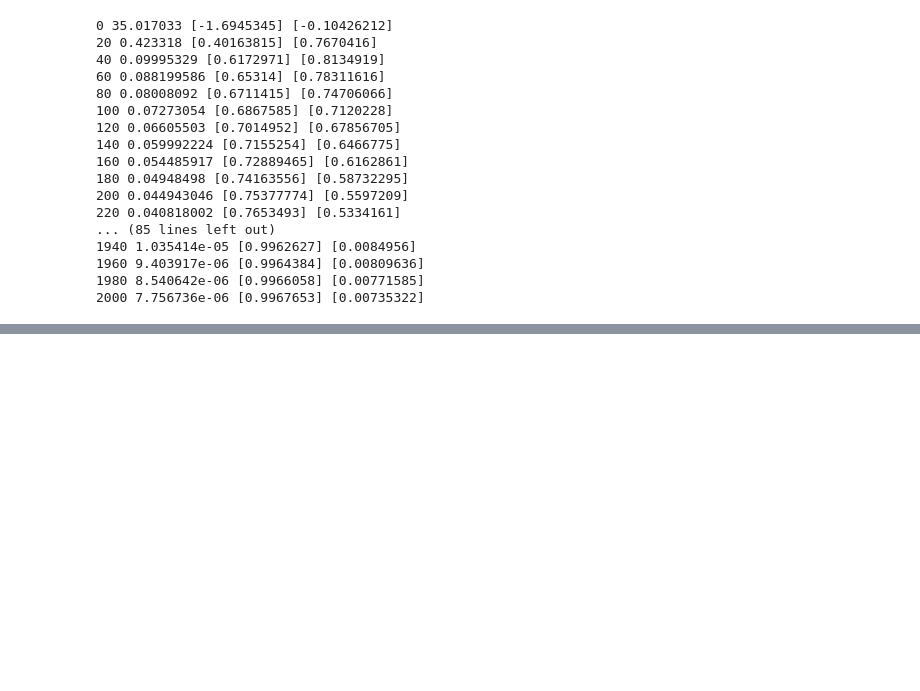
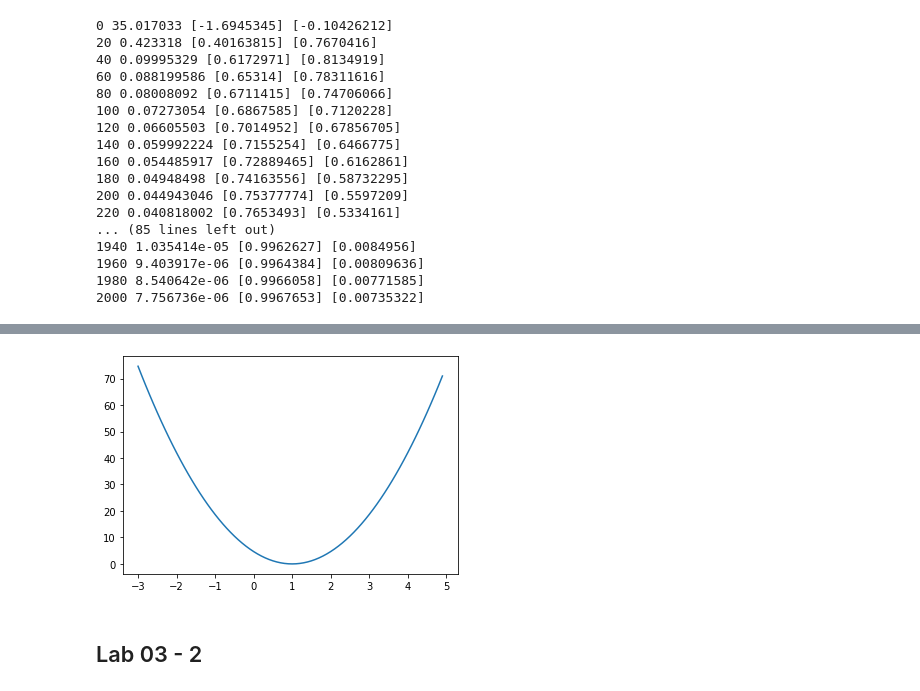
Before and after one commit to nana-hyun/Machine-Learning, a Jupyter notebook: ML & DL Basic/Lec 00 ~ 03.ipynb, the cells around one changed output, grey strips where cells are left out. Saved outputs shown, nothing was run; the diff lists cells and outputs as text; code cells hidden in the pictures; blank space fills up the shorter version.

```diff
--- a/ML & DL Basic/Lec 00 ~ 03.ipynb
+++ b/ML & DL Basic/Lec 00 ~ 03.ipynb
@@ -317,0 +325,24 @@ cost를 최소화할 수 있는 방법은 무엇이 있을까?
+# %%
+from tensorflow.python.ops.ragged.ragged_tensor import RaggedTensor
+X = np.array([1.0, 2.0, 3.0])
+Y = np.array([1.0, 2.0, 3.0])
+
+#W = tf.placeholder(tf.float32)
+
+@tf.function
+
+def cost(W, X, Y):
+  hypothesis = X * W
+  return tf.reduce_mean(tf.square(hypothesis - Y))
+# %%
+#plotting cost function
+
+W_history = []
+cost_history = []
+
+for i in range(-30,50):
+  curr_W = i * 0.1
+  curr_cost = cost(curr_W, X, Y)
+
+  W_history.append(curr_W)
+  cost_history.append(curr_cost)
@@ -317,0 +352,7 @@ cost를 최소화할 수 있는 방법은 무엇이 있을까?
+# %%
+plt.plot(W_history, cost_history)
+plt.show()
+# %% [output]
+[figure, added]
+# %% [markdown]
+## Lab 03 - 2
```
Also changed, not shown: parts of 24 cells of this notebook.
